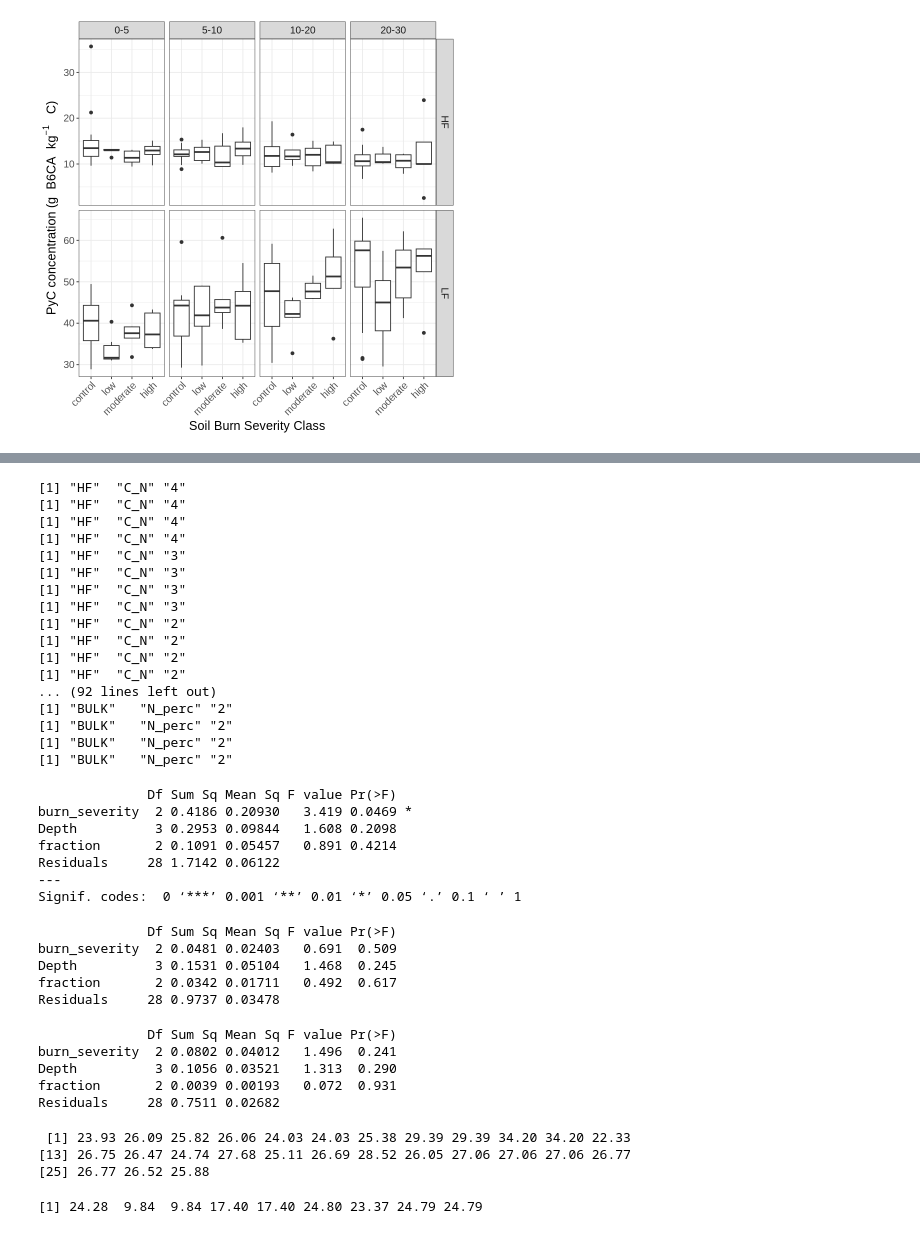
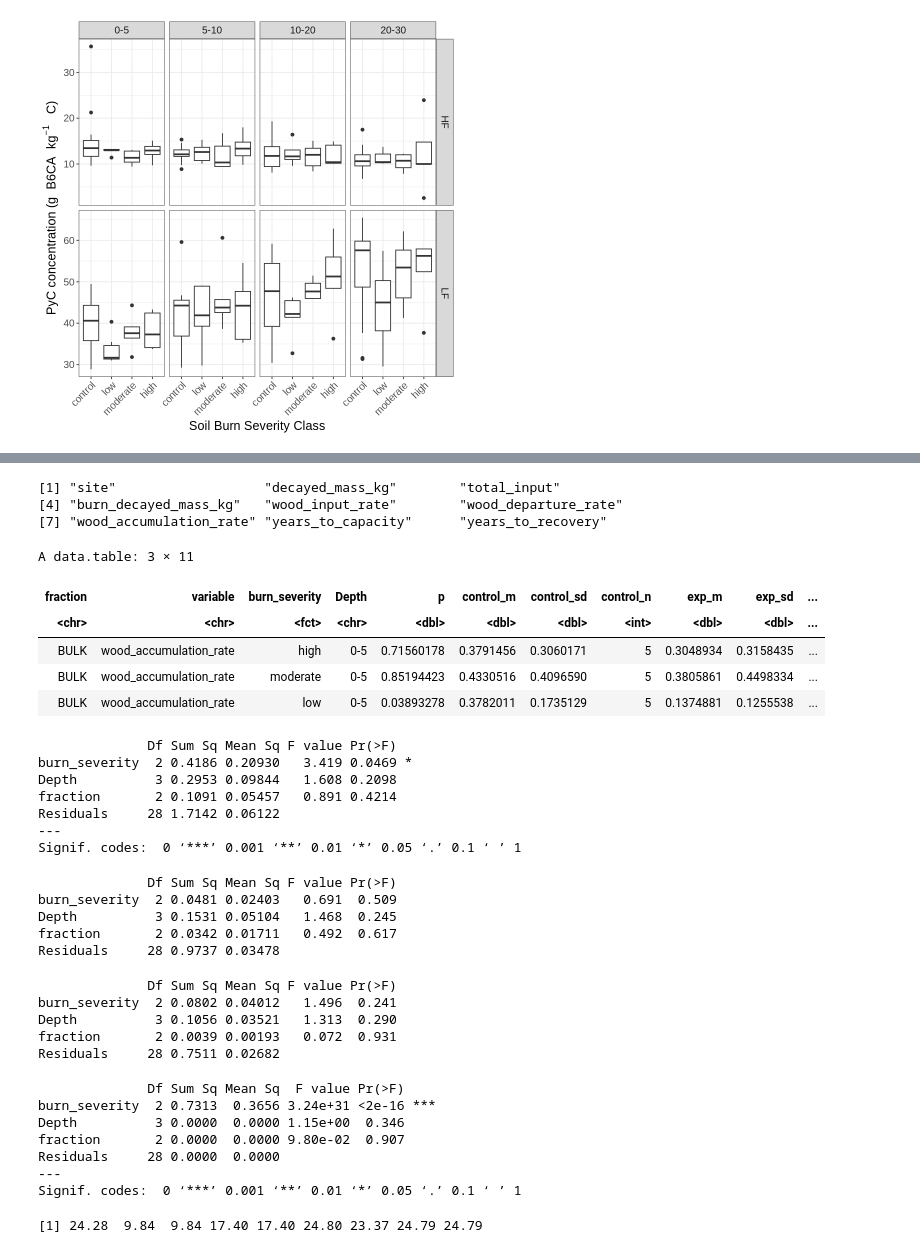
Before and after one commit to seismosmsr/hawaii_soils, a Jupyter notebook: BPCA_Notebook.ipynb, the cells around one changed output, grey strips where cells are left out. Drawn from its saved outputs; the diff is of its cells as text; code cells hidden in the pictures.

```diff
--- a/BPCA_Notebook.ipynb
+++ b/BPCA_Notebook.ipynb
@@ -533,0 +634,6 @@ LF_stoic_dt[,lf_per_carb := C_perc*mass_proportion_recovered*g_kg]
+# %%
+cwd_rate_table %>% names
+# %% [output]
+[1] "site"                   "decayed_mass_kg"        "total_input"
+[4] "burn_decayed_mass_kg"   "wood_input_rate"        "wood_departure_rate"
+[7] "wood_accumulation_rate" "years_to_capacity"      "years_to_recovery"
@@ -536,7 +644,7 @@ t_tests_dt <-
 c('HF','LF','BULK') %>%
 lapply(function(frac){
 # c('g_kg','C_N','C_perc','N_perc','mass_proportion_recovered','lf_per_carb') %>%
-c('C_N','C_perc','N_perc' ) %>%
+c('C_N','C_perc','N_perc','carbon_stock','wood_departure_rate' ) %>%
 lapply(function(variable){
 c('H','M','L') %>%
 lapply(function(group){
@@ -545,9 +653,8 @@ exp_dt <- LF_stoic_dt[fraction == frac][exp_group ==group][burn_severity!='contr
 
 exp_dt$Depth %>% levels %>%
 lapply(function(y){
-print(c(frac,variable,unique(exp_dt$burn_severity)))
-# print(c(length(control_dt[fraction == frac][Depth==y][[variable]]),length(exp_dt[fraction == frac][Depth==y][[variable]])))
-t_result <- t.test(control_dt[fraction == frac][Depth==y][[variable]] %>%unique,exp_dt[fraction == frac][Depth==y][[variable]]%>%unique)
+
+t_result <- t.test(control_dt[fraction == frac][Depth==y][[variable]] ,exp_dt[fraction == frac][Depth==y][[variable]] )
 data.table(fraction=frac,
           variable=variable,
           burn_severity = unique(exp_dt$burn_severity),
@@ -564,21 +671,3 @@ data.table(fraction=frac,
 }) %>% rbindlist
 }) %>% rbindlist
 }) %>% rbindlist
-# %% [output]
-[1] "HF"  "C_N" "4"
-[1] "HF"  "C_N" "4"
-[1] "HF"  "C_N" "4"
-[1] "HF"  "C_N" "4"
-[1] "HF"  "C_N" "3"
-[1] "HF"  "C_N" "3"
-[1] "HF"  "C_N" "3"
-[1] "HF"  "C_N" "3"
-[1] "HF"  "C_N" "2"
-[1] "HF"  "C_N" "2"
-[1] "HF"  "C_N" "2"
-[1] "HF"  "C_N" "2"
-... (92 lines left out)
-[1] "BULK"   "N_perc" "2"
-[1] "BULK"   "N_perc" "2"
-[1] "BULK"   "N_perc" "2"
-[1] "BULK"   "N_perc" "2"
@@ -587,3 +674,12 @@ data.table(fraction=frac,
+# %%
+t_tests_dt[variable=='wood_accumulation_rate'][Depth=='0-5'&fraction=='BULK']
+# %% [output]
+A data.table: 3 × 11
+| fraction | variable | burn_severity | Depth | p | control_m | control_sd | control_n | exp_m | exp_sd | ... |
+| <chr> | <chr> | <fct> | <chr> | <dbl> | <dbl> | <dbl> | <int> | <dbl> | <dbl> | ... |
+| BULK | wood_accumulation_rate | high | 0-5 | 0.71560178 | 0.3791456 | 0.3060171 | 5 | 0.3048934 | 0.3158435 | ... |
+| BULK | wood_accumulation_rate | moderate | 0-5 | 0.85194423 | 0.4330516 | 0.4096590 | 5 | 0.3805861 | 0.4498334 | ... |
+| BULK | wood_accumulation_rate | low | 0-5 | 0.03893278 | 0.3782011 | 0.1735129 | 5 | 0.1374881 | 0.1255538 | ... |
 # %%
 # c('g_kg','C_N','C_perc','N_perc','mass_proportion_recovered','lf_per_carb')
 t_tests_dt[,exp_m_norm := exp_m/control_m]
@@ -603,6 +699,10 @@ t_tests_dt[variable=='N_perc'] %>%
 aov(exp_m_norm ~ burn_severity+Depth+fraction, data = .) %>%
 summary()
 
+t_tests_dt[variable=='wood_departure_rate'] %>%
+aov(exp_m_norm ~ burn_severity+Depth+fraction, data = .) %>%
+summary()
+
 # t_tests_dt[variable=='lf_per_carb'] %>%
 # aov(exp_m_norm ~ burn_severity+Depth+fraction, data = .) %>%
 # summary()
@@ -628,12 +728,13 @@ burn_severity  2 0.0802 0.04012   1.496  0.241
 Depth          3 0.1056 0.03521   1.313  0.290
 fraction       2 0.0039 0.00193   0.072  0.931
 Residuals     28 0.7511 0.02682
+              Df Sum Sq Mean Sq  F value Pr(>F)
+burn_severity  2 0.7313  0.3656 3.24e+31 <2e-16 ***
+Depth          3 0.0000  0.0000 1.15e+00  0.346
+fraction       2 0.0000  0.0000 9.80e-02  0.907
+Residuals     28 0.0000  0.0000
+---
+Signif. codes:  0 ‘***’ 0.001 ‘**’ 0.01 ‘*’ 0.05 ‘.’ 0.1 ‘ ’ 1
-# %%
-LF_stoic_dt[exp_group =='M'][burn_severity!='control'][fraction=='LF']$C_per
-# %% [output]
- [1] 23.93 26.09 25.82 26.06 24.03 24.03 25.38 29.39 29.39 34.20 34.20 22.33
-[13] 26.75 26.47 24.74 27.68 25.11 26.69 28.52 26.05 27.06 27.06 27.06 26.77
-[25] 26.77 26.52 25.88
 # %%
 t_tests_dt[,exp_m_norm_sd := sd(exp_m/control_m),by=.(burn_severity,variable)]
 t_tests_dt[,exp_m_norm_m := mean(exp_m_norm),by=.(burn_severity)]
```
Also changed, not shown: parts of 22 cells of this notebook.
